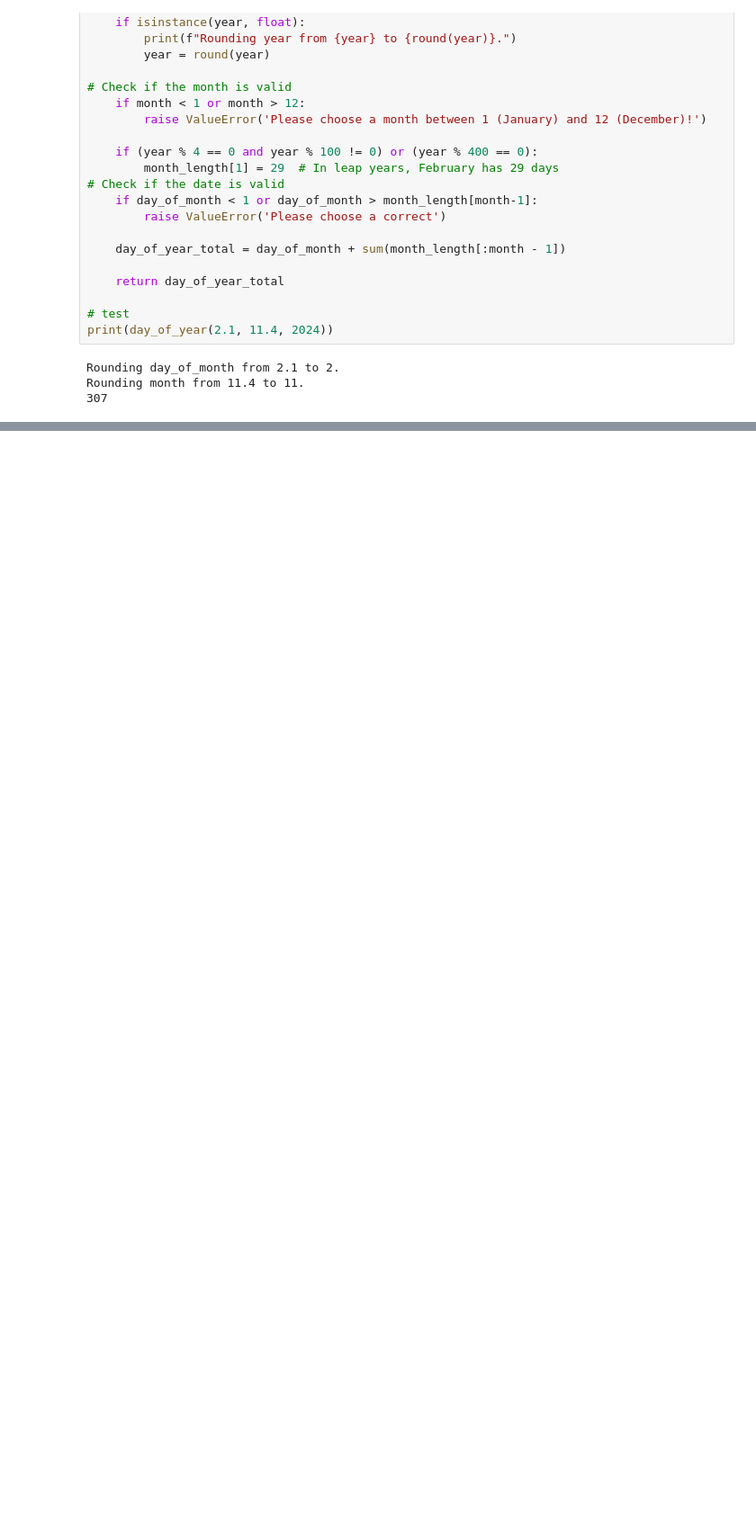
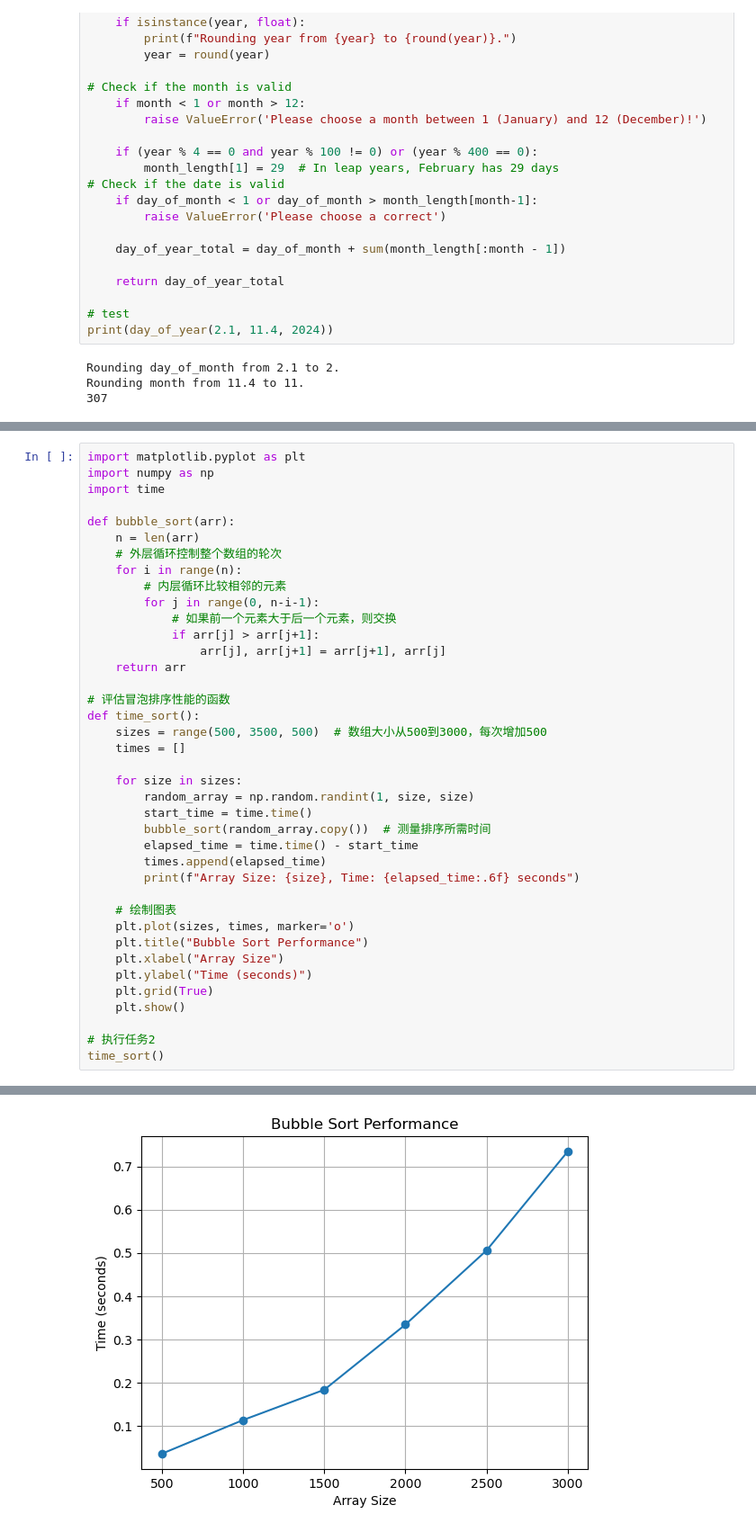
Before and after one commit to Chenji-s/test1, a Jupyter notebook: 练习week2.ipynb, the cells around one changed output, grey strips where cells are left out. Shown at 90% size. Cells and saved outputs as stored; diff of their text form; blank space fills up the shorter version.

```diff
--- a/练习week2.ipynb
+++ b/练习week2.ipynb
@@ -385,0 +449,40 @@ Rounding month from 11.4 to 11.
+# %%
+import matplotlib.pyplot as plt
+import numpy as np
+import time
+
+def bubble_sort(arr):
+    n = len(arr)
+    # 外层循环控制整个数组的轮次
+    for i in range(n):
+        # 内层循环比较相邻的元素
+        for j in range(0, n-i-1):
+            # 如果前一个元素大于后一个元素，则交换
+            if arr[j] > arr[j+1]:
+                arr[j], arr[j+1] = arr[j+1], arr[j]
+    return arr
+
+# 评估冒泡排序性能的函数
+def time_sort():
+    sizes = range(500, 3500, 500)  # 数组大小从500到3000，每次增加500
+    times = []
+
+    for size in sizes:
+        random_array = np.random.randint(1, size, size)
+        start_time = time.time()
+        bubble_sort(random_array.copy())  # 测量排序所需时间
+        elapsed_time = time.time() - start_time
+        times.append(elapsed_time)
+        print(f"Array Size: {size}, Time: {elapsed_time:.6f} seconds")
+
+    # 绘制图表
+    plt.plot(sizes, times, marker='o')
+    plt.title("Bubble Sort Performance")
+    plt.xlabel("Array Size")
+    plt.ylabel("Time (seconds)")
+    plt.grid(True)
+    plt.show()
+
+# 执行任务2
+time_sort()
+# %% [output]
@@ -385,0 +495 @@ Rounding month from 11.4 to 11.
+[figure, added]
```
Also changed, not shown: parts of 5 cells of this notebook.
